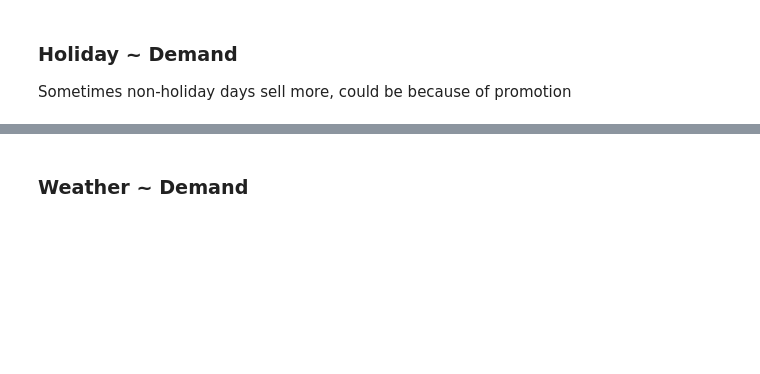
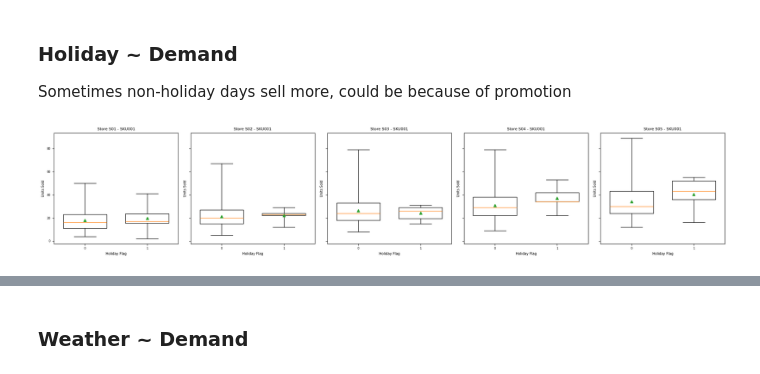
Before and after one commit to thi2709/simcel-test, a Jupyter notebook: src/reports.ipynb, the cells around one changed output, grey strips where cells are left out. Saved outputs shown, nothing was run; the diff lists cells and outputs as text; code cells hidden in the pictures; blank space fills up the shorter version.

```diff
--- a/src/reports.ipynb
+++ b/src/reports.ipynb
@@ -247,3 +291,43 @@ for sk in skus:
 # %% [markdown]
 ### Holiday ~ Demand
 Sometimes non-holiday days sell more, could be because of promotion
+# %%
+for sk in skus:
+    n_stores = len(stores)
+    fig, axes = plt.subplots(1, n_stores, figsize=(4*n_stores, 4), sharey=True)
+
+    if n_stores == 1:  # keep iterable if only one store
+        axes = [axes]
+
+    for ax, st in zip(axes, stores):
+        df_price = df[(df.store_id == st) & (df.sku_id == sk)]
+
+        if df_price.empty:
+            ax.set_title(f"Store {st} - {sk}\n(no data)", fontsize=8)
+            ax.axis("off")
+            continue
+
+        keys = sorted(df_price["holiday_flag"].dropna().unique())
+        data = [
+            df_price.loc[df_price["holiday_flag"] == k, "units_sold"].values
+            for k in keys
+        ]
+
+        ax.boxplot(
+            data,
+            widths=0.7,
+            labels=[str(int(k)) for k in keys],
+            showmeans=True,
+            whis=[0, 100],
+        )
+
+        ax.set_title(f"Store {st} - {sk}", fontsize=8)
+        ax.set_xlabel("Holiday Flag", fontsize=7)
+        ax.set_ylabel("Units Sold", fontsize=7)
+        ax.tick_params(axis="x", labelsize=6)
+        ax.tick_params(axis="y", labelsize=6)
+
+    plt.tight_layout()
+    plt.show()
+# %% [output]
+[figure, added]
```
Also changed, not shown: parts of 16 cells of this notebook.
